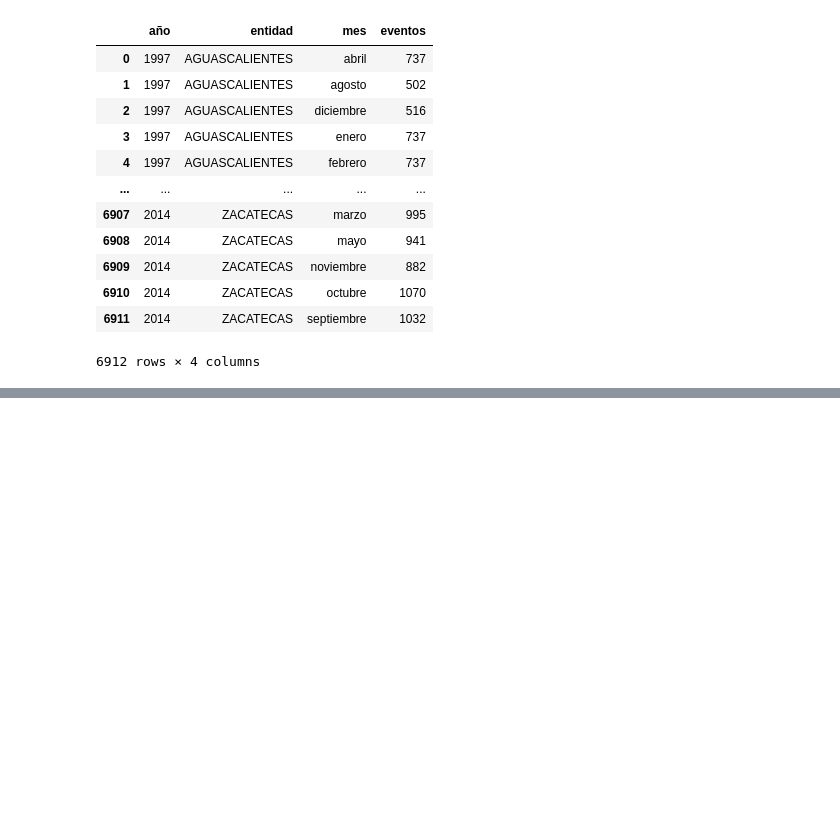
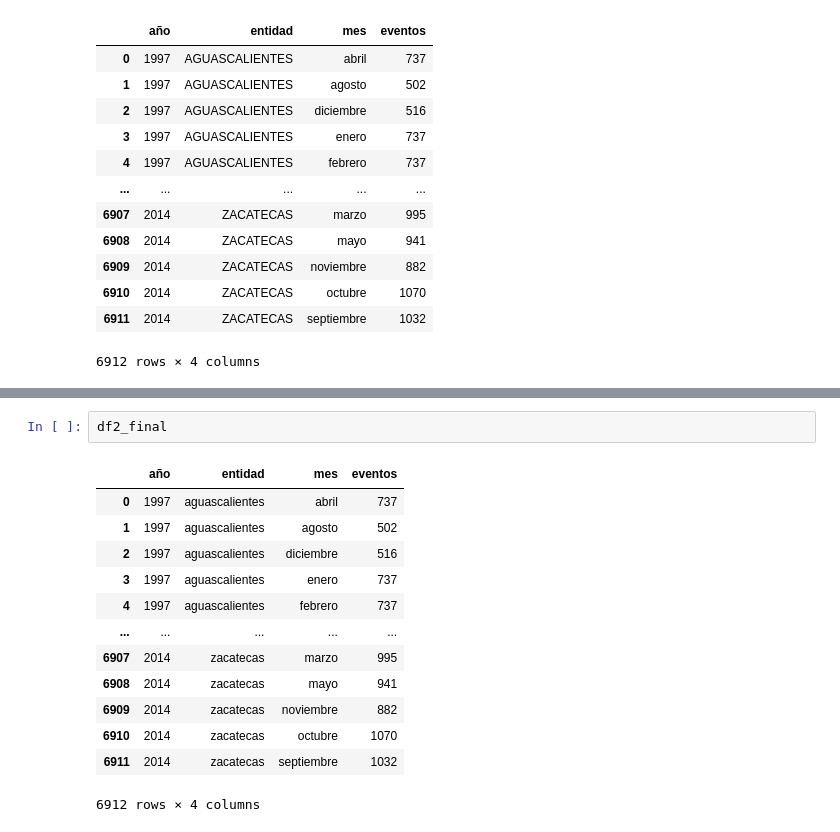
Before and after one commit to VictorHEsp/Proyecto_Final_Pob_Pub, a Jupyter notebook: inicial.ipynb, the cells around one changed output, grey strips where cells are left out. Drawn from its saved outputs; the diff is of its cells as text; blank space fills up the shorter version.

```diff
--- a/inicial.ipynb
+++ b/inicial.ipynb
@@ -320,0 +384,16 @@ df2_final
+# %%
+df2_final
+# %% [output]
+|  | año | entidad | mes | eventos |
+| 0 | 1997 | aguascalientes | abril | 737 |
+| 1 | 1997 | aguascalientes | agosto | 502 |
+| 2 | 1997 | aguascalientes | diciembre | 516 |
+| 3 | 1997 | aguascalientes | enero | 737 |
+| 4 | 1997 | aguascalientes | febrero | 737 |
+| ... | ... | ... | ... | ... |
+| 6907 | 2014 | zacatecas | marzo | 995 |
+| 6908 | 2014 | zacatecas | mayo | 941 |
+| 6909 | 2014 | zacatecas | noviembre | 882 |
+| 6910 | 2014 | zacatecas | octubre | 1070 |
+| 6911 | 2014 | zacatecas | septiembre | 1032 |
+6912 rows × 4 columns
```
Also changed, not shown: parts of 11 cells of this notebook, 3 other files.
